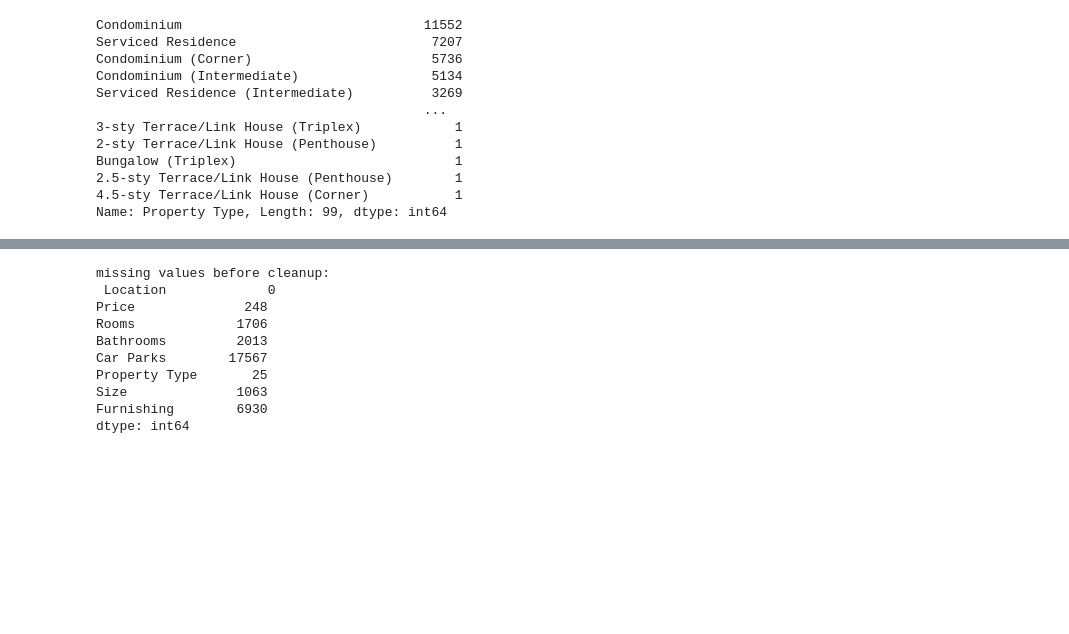
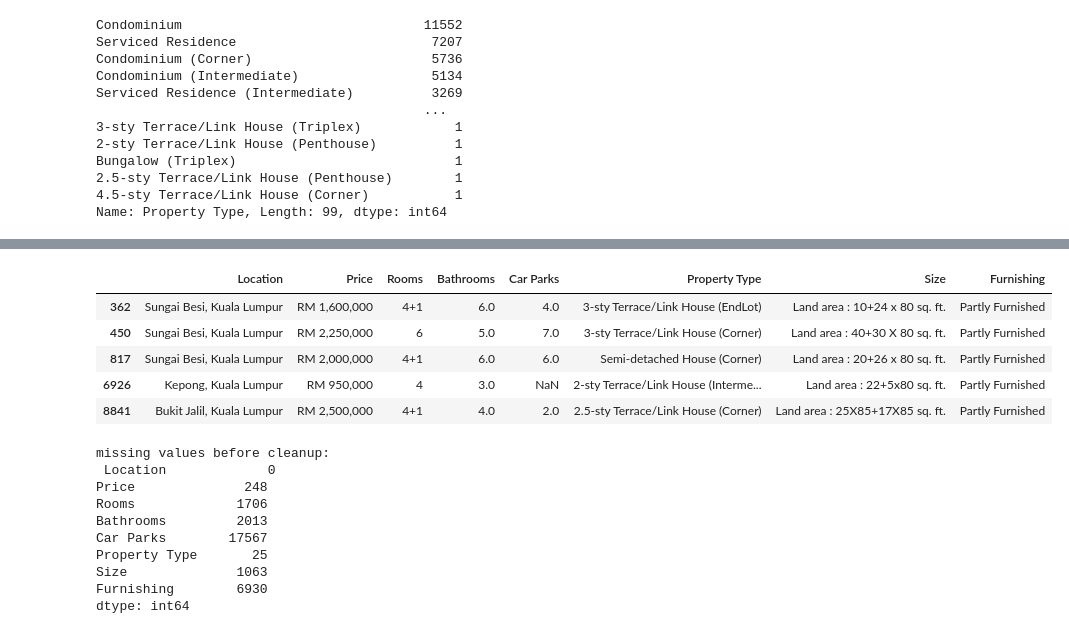
Before and after one commit to ryanmark1867/deep_learning_best_practices, a Jupyter notebook: notebooks/data_preparation.ipynb, the cells around one changed output, grey strips where cells are left out. Saved outputs shown, nothing was run; the diff lists cells and outputs as text; code cells hidden in the pictures; blank space fills up the shorter version.

```diff
--- a/notebooks/data_preparation.ipynb
+++ b/notebooks/data_preparation.ipynb
@@ -435,3 +473,13 @@ Name: Property Type, Length: 99, dtype: int64
+# %%
+df_problematic = df[df['Size'].str.contains('\+') | df['Size'].str.contains('@')]
+df_problematic.head()
+# %% [output]
+|  | Location | Price | Rooms | Bathrooms | Car Parks | Property Type | Size | Furnishing |
+| 362 | Sungai Besi, Kuala Lumpur | RM 1,600,000 | 4+1 | 6.0 | 4.0 | 3-sty Terrace/Link House (EndLot) | Land area : 10+24 x 80 sq. ft. | Partly Furnished |
+| 450 | Sungai Besi, Kuala Lumpur | RM 2,250,000 | 6 | 5.0 | 7.0 | 3-sty Terrace/Link House (Corner) | Land area : 40+30 X 80 sq. ft. | Partly Furnished |
+| 817 | Sungai Besi, Kuala Lumpur | RM 2,000,000 | 4+1 | 6.0 | 6.0 | Semi-detached House (Corner) | Land area : 20+26 x 80 sq. ft. | Partly Furnished |
+| 6926 | Kepong, Kuala Lumpur | RM 950,000 | 4 | 3.0 | NaN | 2-sty Terrace/Link House (Interme... | Land area : 22+5x80 sq. ft. | Partly Furnished |
+| 8841 | Bukit Jalil, Kuala Lumpur | RM 2,500,000 | 4+1 | 4.0 | 2.0 | 2.5-sty Terrace/Link House (Corner) | Land area : 25X85+17X85 sq. ft. | Partly Furnished |
 # %%
 missing_values_count = df.isnull().sum()
 print("missing values before cleanup:\n",missing_values_count)
```
Also changed, not shown: parts of 12 cells of this notebook, 5 other files.
